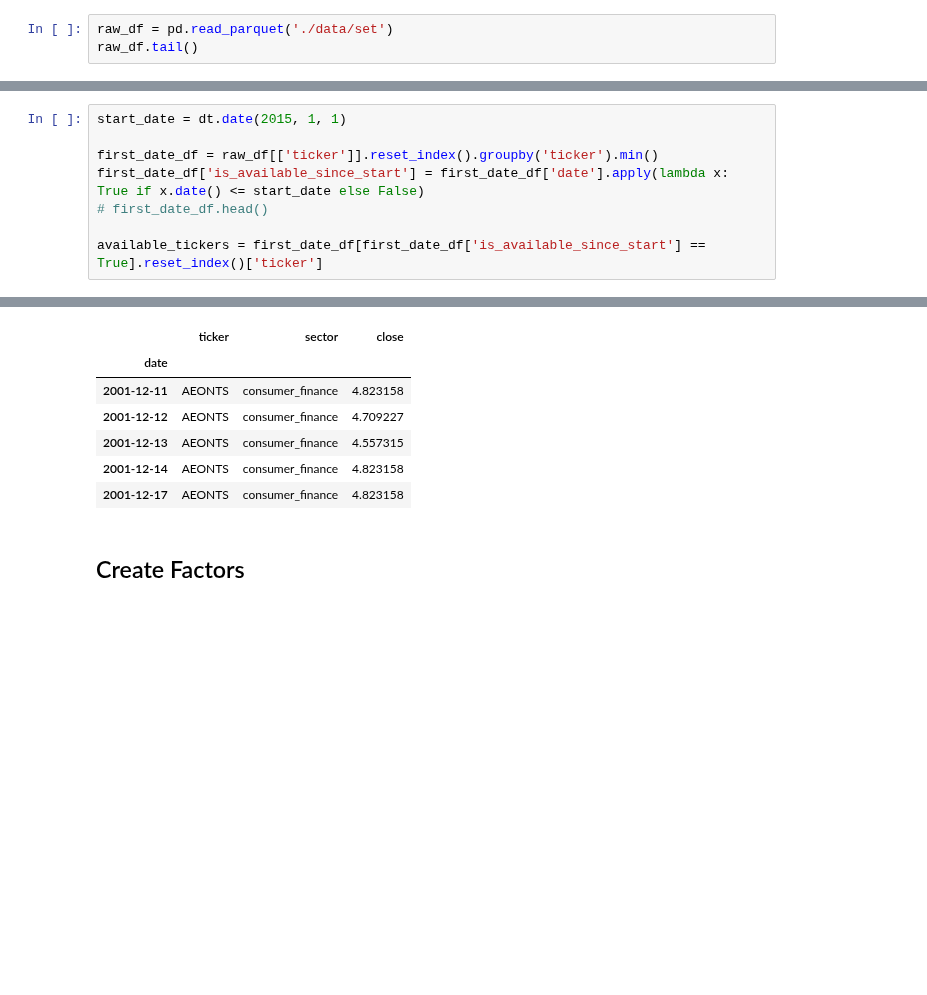
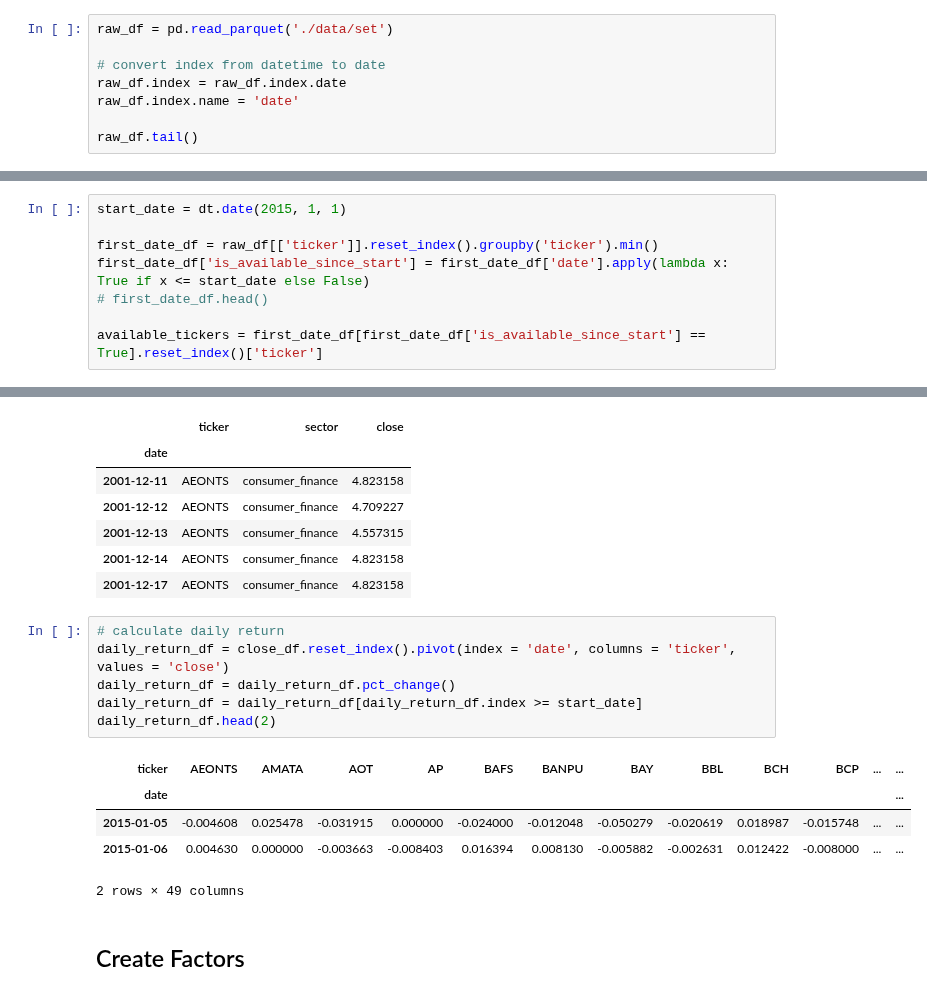
Before and after one commit to pasinsiri/quant-investment, a Jupyter notebook: alpha_factor.ipynb, the cells around one changed output, grey strips where cells are left out. Cells and saved outputs as stored; diff of their text form; blank space fills up the shorter version.

```diff
--- a/alpha_factor.ipynb
+++ b/alpha_factor.ipynb
@@ -101,6 +95,11 @@ for t in all_tickers:
 <h1 style="color:salmon">Load data from local and use only close price</h1>
 # %%
 raw_df = pd.read_parquet('./data/set')
+
+# convert index from datetime to date
+raw_df.index = raw_df.index.date
+raw_df.index.name = 'date'
+
 raw_df.tail()
 # %% [output]
 |  | ticker | close | dividends | high | low | open | stock splits | volume |
@@ -124,7 +123,7 @@ raw_df['sector'] = raw_df['ticker'].map(sector_mapper)
 start_date = dt.date(2015, 1, 1)
 
 first_date_df = raw_df[['ticker']].reset_index().groupby('ticker').min()
-first_date_df['is_available_since_start'] = first_date_df['date'].apply(lambda x: True if x.date() <= start_date else False)
+first_date_df['is_available_since_start'] = first_date_df['date'].apply(lambda x: True if x <= start_date else False)
 # first_date_df.head()
 
 available_tickers = first_date_df[first_date_df['is_available_since_start'] == True].reset_index()['ticker']
@@ -151,5 +150,17 @@ close_df.head()
 | 2001-12-13 | AEONTS | consumer_finance | 4.557315 |
 | 2001-12-14 | AEONTS | consumer_finance | 4.823158 |
 | 2001-12-17 | AEONTS | consumer_finance | 4.823158 |
+# %%
+# calculate daily return
+daily_return_df = close_df.reset_index().pivot(index = 'date', columns = 'ticker', values = 'close')
+daily_return_df = daily_return_df.pct_change()
+daily_return_df = daily_return_df[daily_return_df.index >= start_date]
+daily_return_df.head(2)
+# %% [output]
+| ticker | AEONTS | AMATA | AOT | AP | BAFS | BANPU | BAY | BBL | BCH | BCP | ... | ... |
+| date |  |  |  |  |  |  |  |  |  |  |  | ... |
+| 2015-01-05 | -0.004608 | 0.025478 | -0.031915 | 0.000000 | -0.024000 | -0.012048 | -0.050279 | -0.020619 | 0.018987 | -0.015748 | ... | ... |
+| 2015-01-06 | 0.004630 | 0.000000 | -0.003663 | -0.008403 | 0.016394 | 0.008130 | -0.005882 | -0.002631 | 0.012422 | -0.008000 | ... | ... |
+2 rows × 49 columns
 # %% [markdown]
 <h2 style="color:cream">Create Factors</h2>
```
Also changed, not shown: parts of 14 cells of this notebook.
